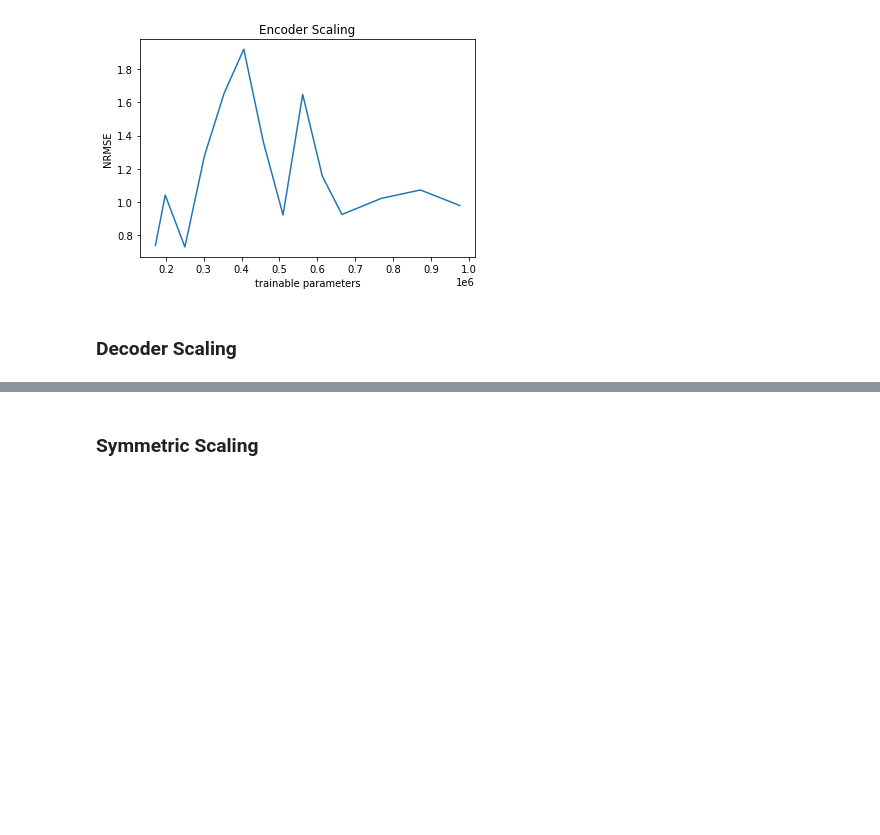
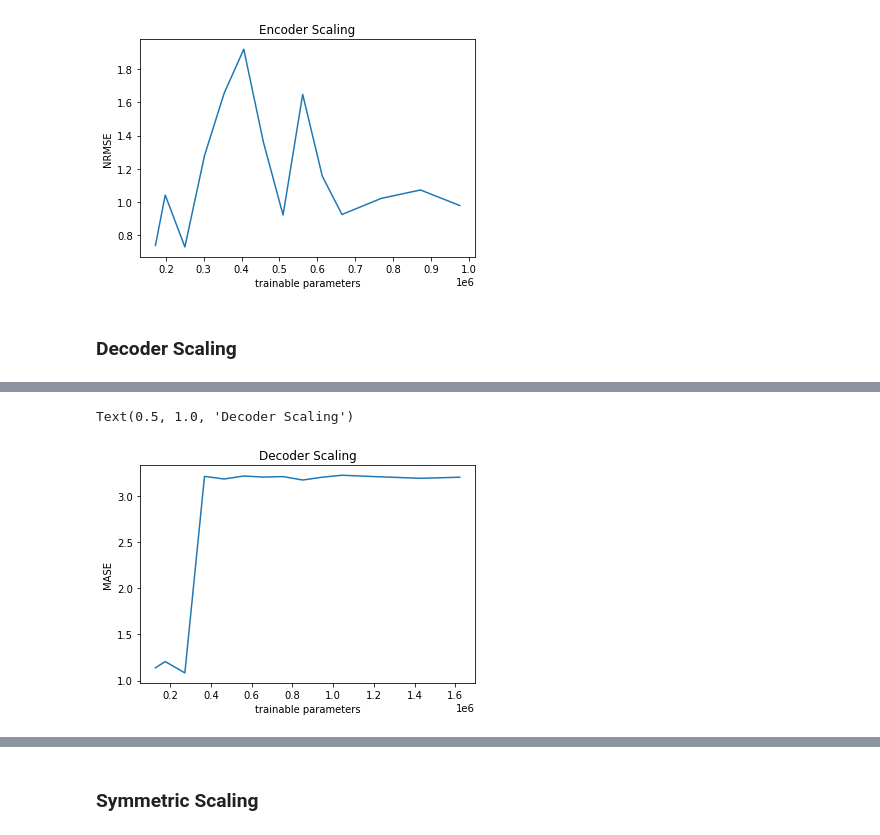
Before and after one commit to kashif/pytorch-transformer-ts, a Jupyter notebook: transformer/scaling.ipynb, the cells around one changed output, grey strips where cells are left out. Saved outputs shown, nothing was run; the diff lists cells and outputs as text; code cells hidden in the pictures; blank space fills up the shorter version.

```diff
--- a/transformer/scaling.ipynb
+++ b/transformer/scaling.ipynb
@@ -170,0 +189,11 @@ dec_metrics_out.close()
+# %%
+plt.plot(
+    [metrics["trainable_parameters"] for metrics in dec_metrics],
+    [metrics["MASE"] for metrics in dec_metrics],
+)
+plt.xlabel("trainable parameters")
+plt.ylabel("MASE")
+plt.title("Decoder Scaling")
+# %% [output]
+Text(0.5, 1.0, 'Decoder Scaling')
+[figure, added]
```
Also changed, not shown: parts of 13 cells of this notebook.
